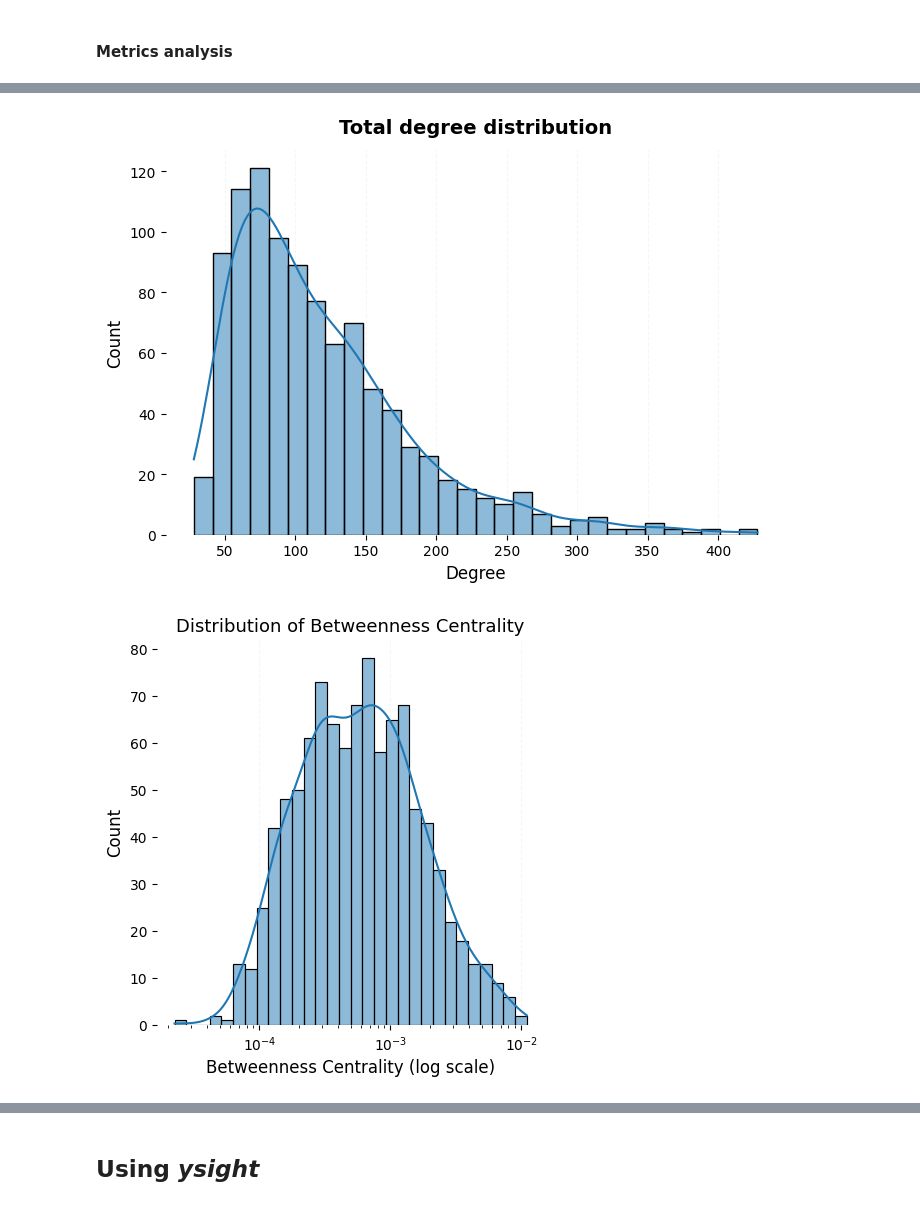
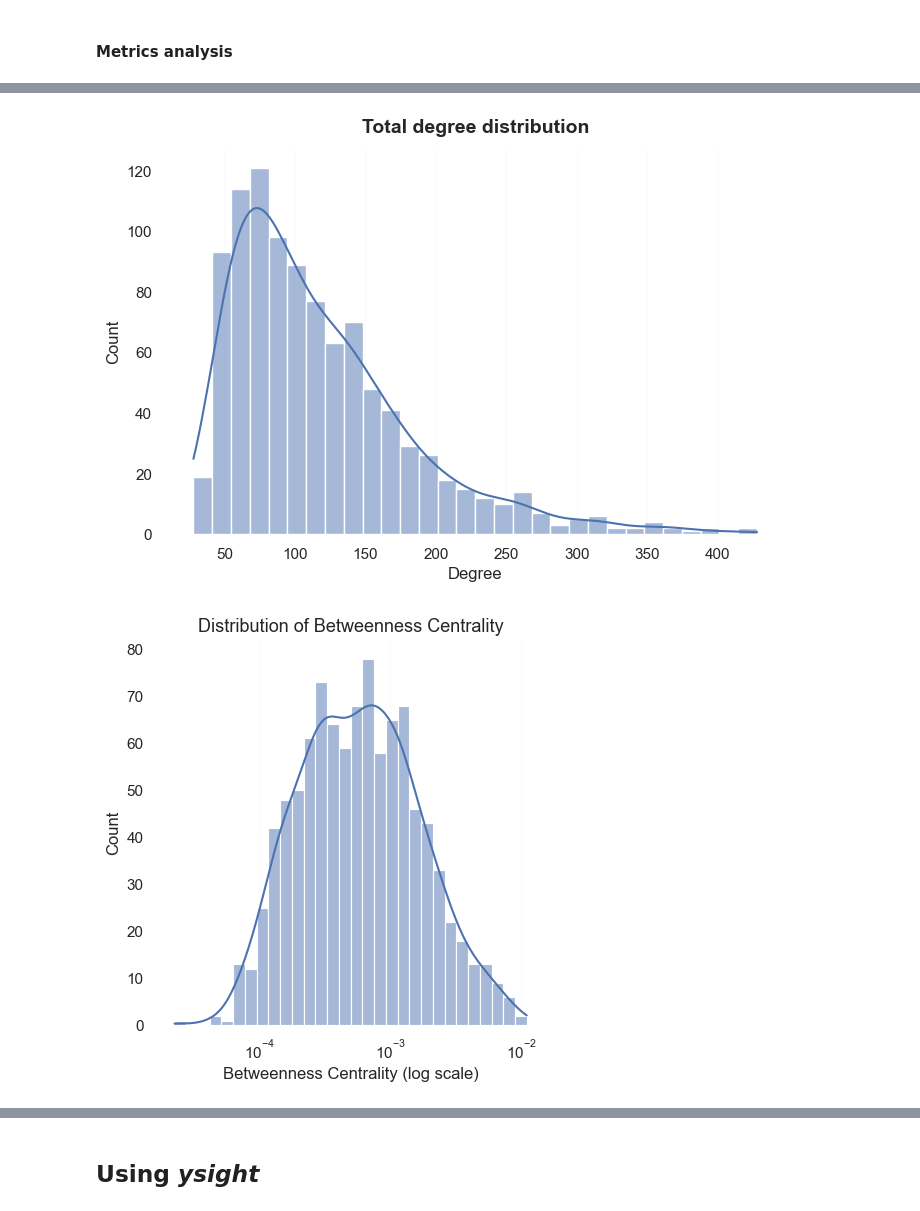
Before and after one commit to MagdalenaWilk/Personality-Driven_Behaviour_in_Synthetic_Social_Networks, a Jupyter notebook: analysis_1.ipynb, the cells around one changed output, grey strips where cells are left out. Saved outputs shown, nothing was run; the diff lists cells and outputs as text; code cells hidden in the pictures.

```diff
--- a/analysis_1.ipynb
+++ b/analysis_1.ipynb
@@ -624,14 +1064,23 @@ metrics.describe()
+# %%
+sns.set_style("white")
+sns.set_context("notebook")
+
+plt.rcParams['figure.facecolor'] = 'white'
+plt.rcParams['axes.facecolor'] = 'white'
+
+plt.style.use("default")  # reset backend theme
+sns.set_theme(style="white")  # enforce seaborn white theme
 # %%
-fig, ax = plt.subplots(figsize=(8, 5))
-sns.histplot(metrics['total_degree'], bins=30, kde=True, ax=ax) # color=sns.color_palette("pastel")[0]
+fig, ax = plt.subplots(figsize=(8, 5), facecolor="white")
+sns.histplot(metrics['total_degree'], bins=30, kde=True, ax=ax) # color=sns.color_palette("pastel")[0]  color="#ff9ecb",
 ax.set_title("Total degree distribution", fontsize=14, weight="bold", pad=12)
 ax.set_xlabel("Degree", fontsize=12)
 ax.set_ylabel("Count", fontsize=12)
 ax.grid(axis="x", linestyle="--", alpha=0.1)
 sns.despine(left=True, bottom=True)
 plt.show()
 # %% [output]
-[figure, old version]
+[figure, new version]
 # %%
 fig, ax = plt.subplots(figsize=(5, 5))
 sns.histplot(metrics['betweenness'], bins=30, kde=True, log_scale=True, ax=ax)
@@ -642,7 +1091,7 @@ ax.grid(axis="x", linestyle="--", alpha=0.1)
 sns.despine(left=True, bottom=True)
 plt.show()
 # %% [output]
-[figure, old version]
+[figure, new version]
 # %%
 corr = metrics[['total_degree', 'betweenness', 'eigenvector', 'kcore']].corr()
 
```
Also changed, not shown: parts of 50 cells of this notebook.
